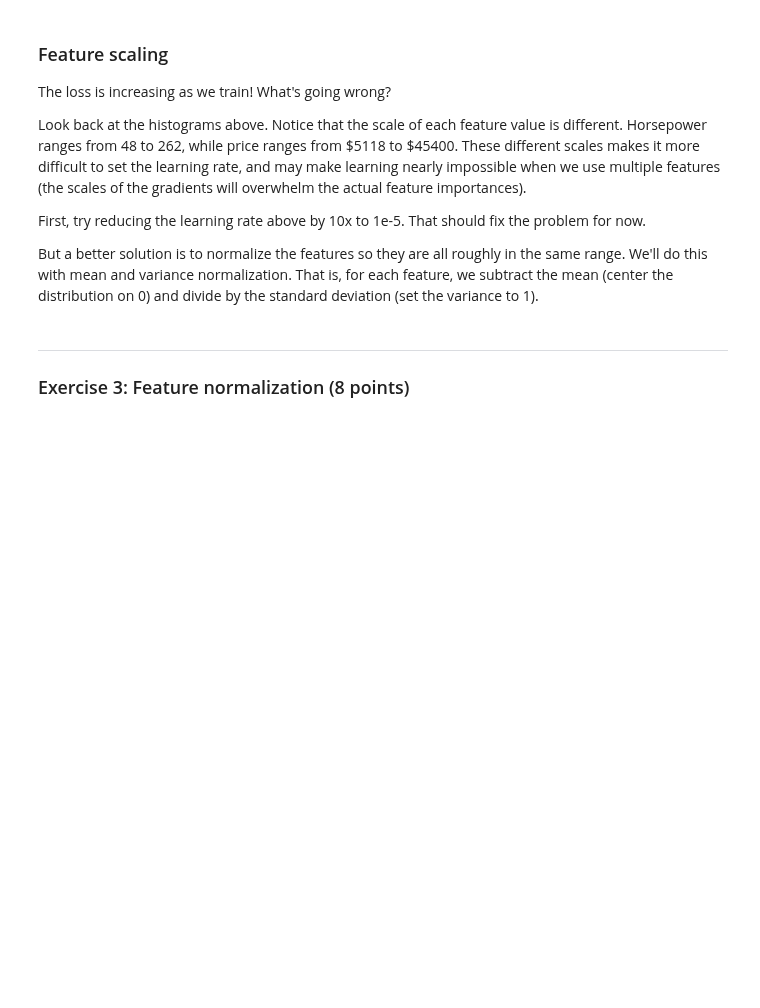
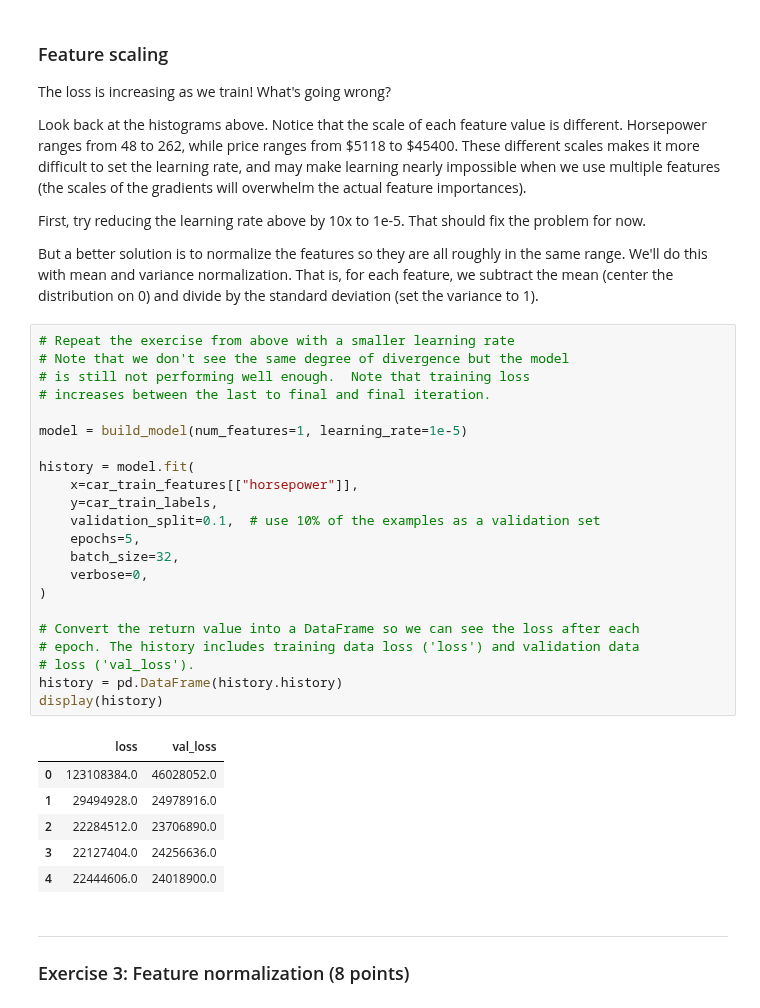
Before and after one commit to RERobbins/mids_w207_summer_22_Richard_Robbins, a Jupyter notebook: submissions/03 Linear Regression with Tensorflow.ipynb, the cells around one changed output. Drawn from its saved outputs; the diff is of its cells as text; blank space fills up the shorter version.

```diff
--- a/submissions/03 Linear Regression with Tensorflow.ipynb
+++ b/submissions/03 Linear Regression with Tensorflow.ipynb
@@ -441,6 +448,35 @@ Look back at the histograms above. Notice that the scale of each feature value i
 First, try reducing the learning rate above by 10x to 1e-5. That should fix the problem for now.
 
 But a better solution is to normalize the features so they are all roughly in the same range. We'll do this with mean and variance normalization. That is, for each feature, we subtract the mean (center the distribution on 0) and divide by the standard deviation (set the variance to 1).
+# %%
+# Repeat the exercise from above with a smaller learning rate
+# Note that we don't see the same degree of divergence but the model
+# is still not performing well enough.  Note that training loss
+# increases between the last to final and final iteration.
+
+model = build_model(num_features=1, learning_rate=1e-5)
+
+history = model.fit(
+    x=car_train_features[["horsepower"]],
+    y=car_train_labels,
+    validation_split=0.1,  # use 10% of the examples as a validation set
+    epochs=5,
+    batch_size=32,
+    verbose=0,
+)
+
+# Convert the return value into a DataFrame so we can see the loss after each
+# epoch. The history includes training data loss ('loss') and validation data
+# loss ('val_loss').
+history = pd.DataFrame(history.history)
+display(history)
+# %% [output]
+|  | loss | val_loss |
+| 0 | 123108384.0 | 46028052.0 |
+| 1 | 29494928.0 | 24978916.0 |
+| 2 | 22284512.0 | 23706890.0 |
+| 3 | 22127404.0 | 24256636.0 |
+| 4 | 22444606.0 | 24018900.0 |
 # %% [markdown]
 ---
 ### Exercise 3: Feature normalization (8 points)
```
Also changed, not shown: parts of 19 cells of this notebook.
